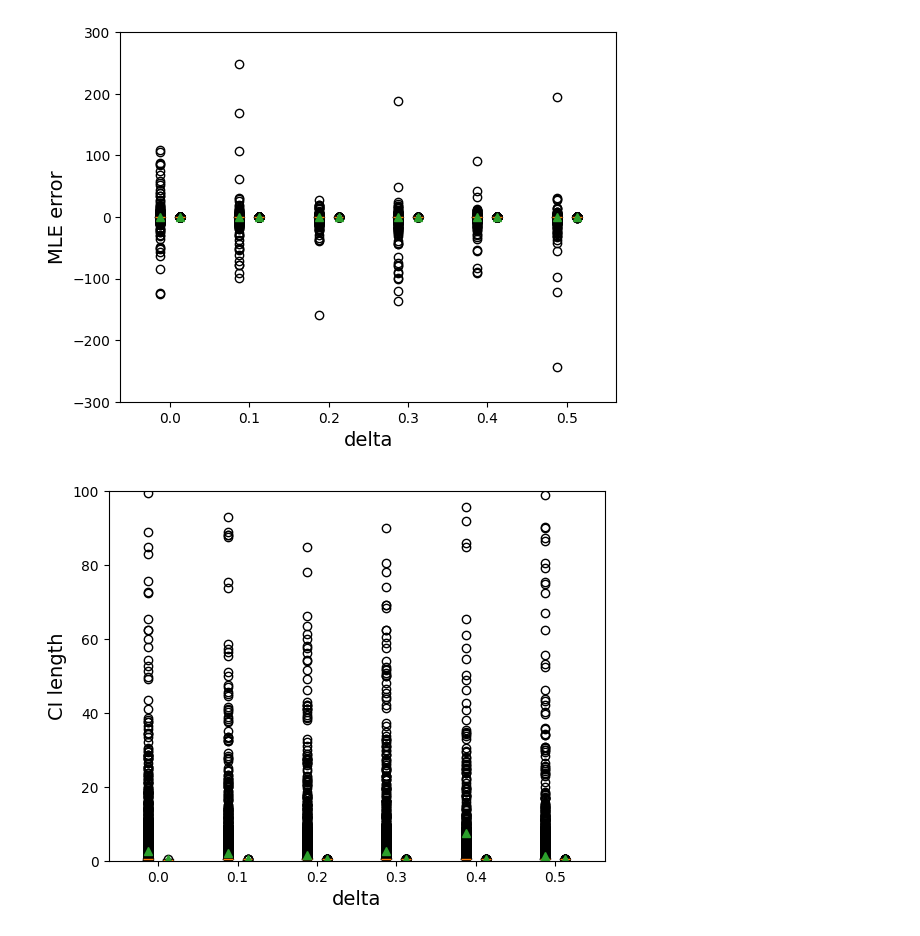
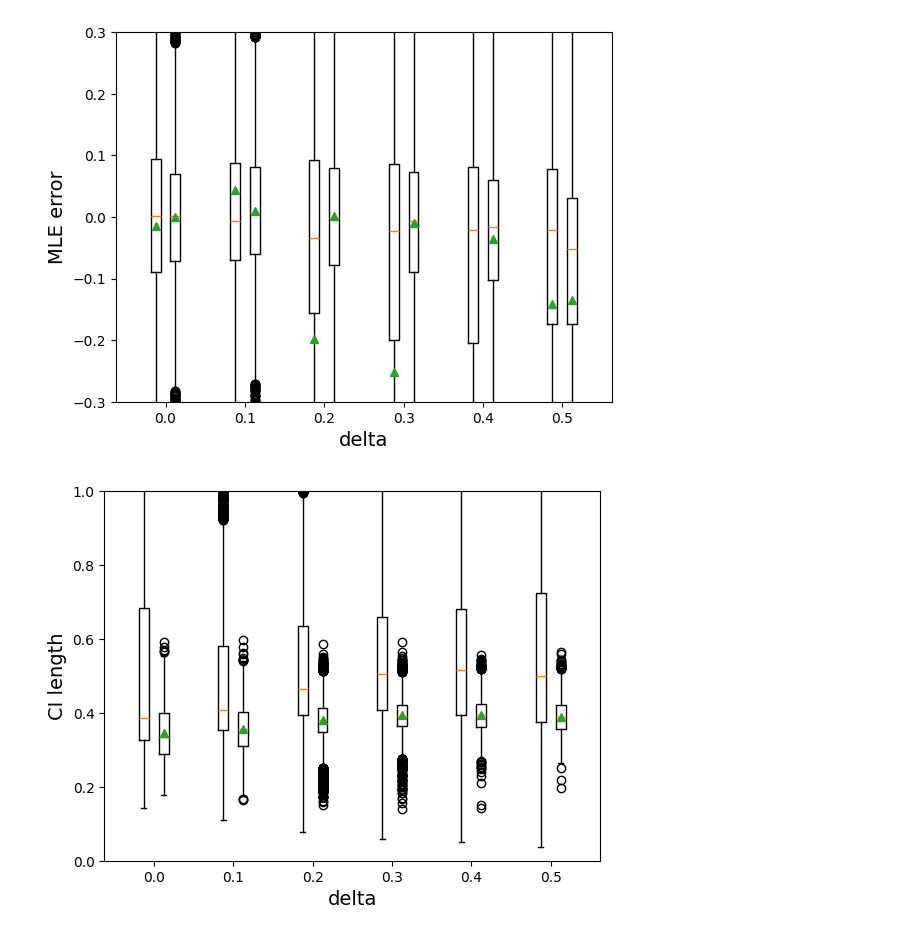
Before and after one commit to shirara1016/randomized, a Jupyter notebook: randomized.ipynb, the cells around one changed output. Saved outputs shown, nothing was run; the diff lists cells and outputs as text; code cells hidden in the pictures.

```diff
--- a/randomized.ipynb
+++ b/randomized.ipynb
@@ -2,7 +2,6 @@
 import polars as pl
 import matplotlib.pyplot as plt
 import numpy as np
-from scipy.stats import norm
 
 frame = pl.read_csv("results/*.csv")
 
@@ -17,7 +16,7 @@ mle_errors: dict[str, list] = {}
 ci_lengths: dict[str, list] = {}
 reject_rates: dict[str, list] = {}
 coverages: dict[str, list] = {}
-for method in ["randomized", "polyhedral"]:
+for method in ["randomized", "polyhedral", "naive"]:
     mle_errors[method] = []
     ci_lengths[method] = []
     reject_rates[method] = []
@@ -70,6 +66,6 @@ plt.show()
 # %%
 num = 4
-lim = 300
+lim = 0.3
 locs = np.arange(6 * num)
 
 fig, ax = plt.subplots()
@@ -88,26 +84,26 @@ plt.ylabel("MLE error", fontsize=14)
 plt.savefig(f"figure/mle_error_pm{lim}.pdf", bbox_inches="tight", pad_inches=0.0, transparent=True)
 plt.show()
 # %% [output]
-[figure, old version]
+[figure, new version]
 # %%
 num = 4
-lim = 100
+lim = 1
 locs = np.arange(6 * num)
 
 fig, ax = plt.subplots()
 bplot = ax.boxplot(ci_lengths["polyhedral"], positions=locs[::num], showmeans=True)
 for flier in bplot['fliers']:
     flier.set_rasterized(True)
 bplot = ax.boxplot(ci_lengths["randomized"], positions=locs[1::num], showmeans=True)
 for flier in bplot['fliers']:
     flier.set_rasterized(True)
 
 plt.ylim(0, lim)
 plt.xlim(-2, 6 * num - (num - 3))
 plt.xticks(locs[::num] + 0.5, [0.0, 0.1, 0.2, 0.3, 0.4, 0.5])
 plt.xlabel("delta", fontsize=14)
 plt.ylabel("CI length", fontsize=14)
 plt.savefig(f"figure/ci_length_upto{lim}.pdf", bbox_inches="tight", pad_inches=0.0, transparent=True)
 plt.show()
 # %% [output]
-[figure, old version]
+[figure, new version]
```
Also changed, not shown: parts of 3 cells of this notebook, 12 other files.
